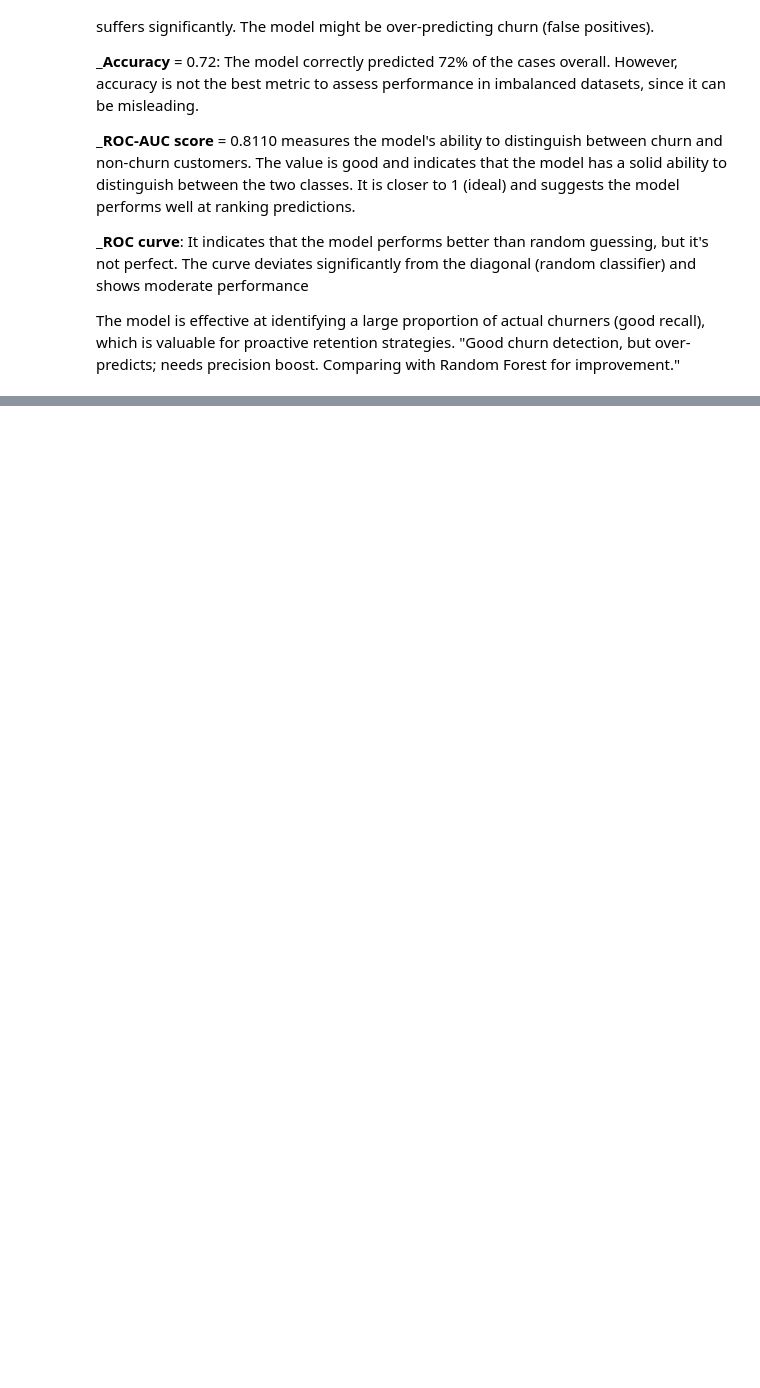
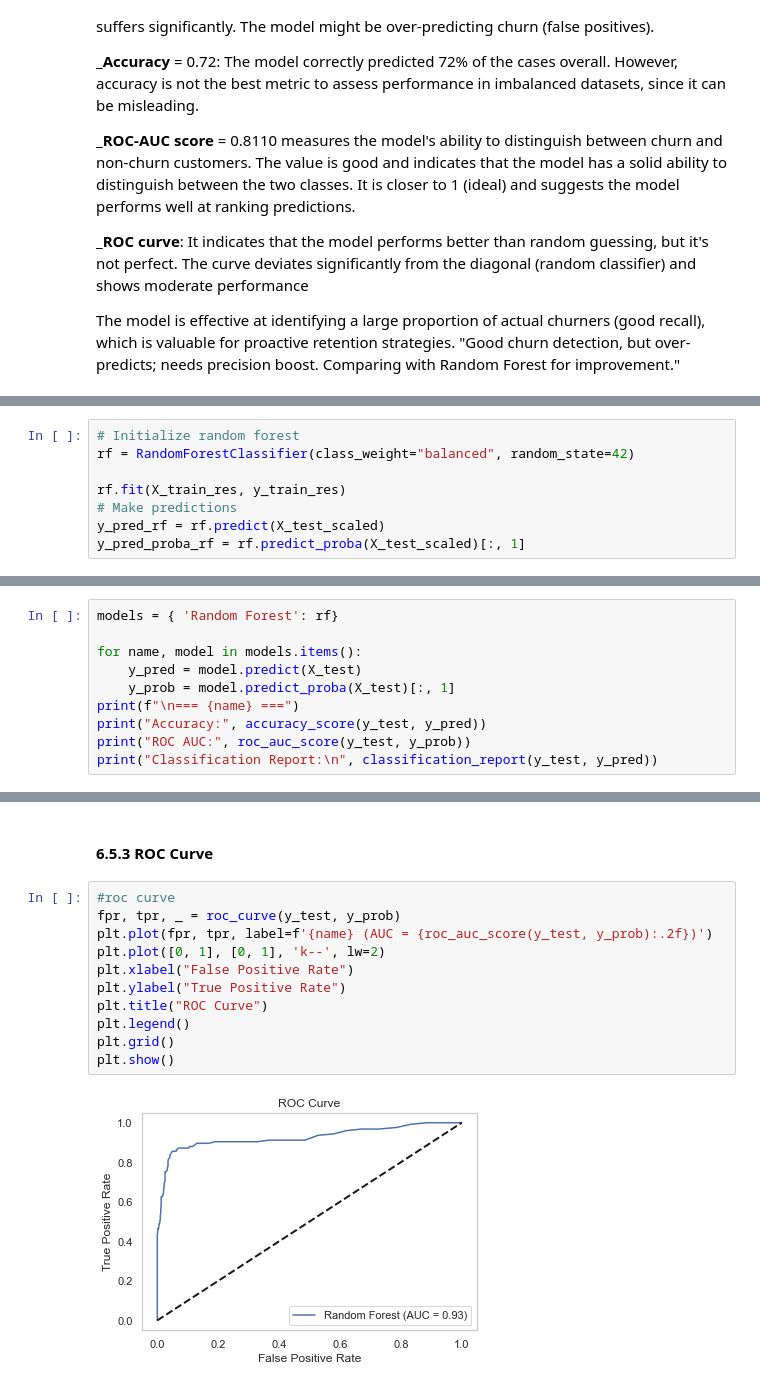
Before and after one commit to Nightingale-Tech/SYRIATEL-CUSTOMER-CHURN, a Jupyter notebook: notebooks/customer churn.ipynb, the cells around one changed output, grey strips where cells are left out. Saved outputs shown, nothing was run; the diff lists cells and outputs as text; blank space fills up the shorter version.

Commit message:
add random forest classifier

```diff
--- a/notebooks/customer churn.ipynb
+++ b/notebooks/customer churn.ipynb
@@ -827,0 +830,8 @@ The model is effective at identifying a large proportion of actual churners (goo
+# %%
+# Initialize random forest
+rf = RandomForestClassifier(class_weight="balanced", random_state=42)
+
+rf.fit(X_train_res, y_train_res)
+# Make predictions
+y_pred_rf = rf.predict(X_test_scaled)
+y_pred_proba_rf = rf.predict_proba(X_test_scaled)[:, 1]
@@ -827,0 +840,10 @@ The model is effective at identifying a large proportion of actual churners (goo
+# %%
+models = { 'Random Forest': rf}
+
+for name, model in models.items():
+    y_pred = model.predict(X_test)
+    y_prob = model.predict_proba(X_test)[:, 1]
+print(f"\n=== {name} ===")
+print("Accuracy:", accuracy_score(y_test, y_pred))
+print("ROC AUC:", roc_auc_score(y_test, y_prob))
+print("Classification Report:\n", classification_report(y_test, y_pred))
@@ -827,0 +863,15 @@ The model is effective at identifying a large proportion of actual churners (goo
+# %% [markdown]
+#### 6.5.3 ROC Curve
+# %%
+#roc curve
+fpr, tpr, _ = roc_curve(y_test, y_prob)
+plt.plot(fpr, tpr, label=f'{name} (AUC = {roc_auc_score(y_test, y_prob):.2f})')
+plt.plot([0, 1], [0, 1], 'k--', lw=2)
+plt.xlabel("False Positive Rate")
+plt.ylabel("True Positive Rate")
+plt.title("ROC Curve")
+plt.legend()
+plt.grid()
+plt.show()
+# %% [output]
+[figure, added]
```
Also changed, not shown: parts of 5 cells of this notebook.
